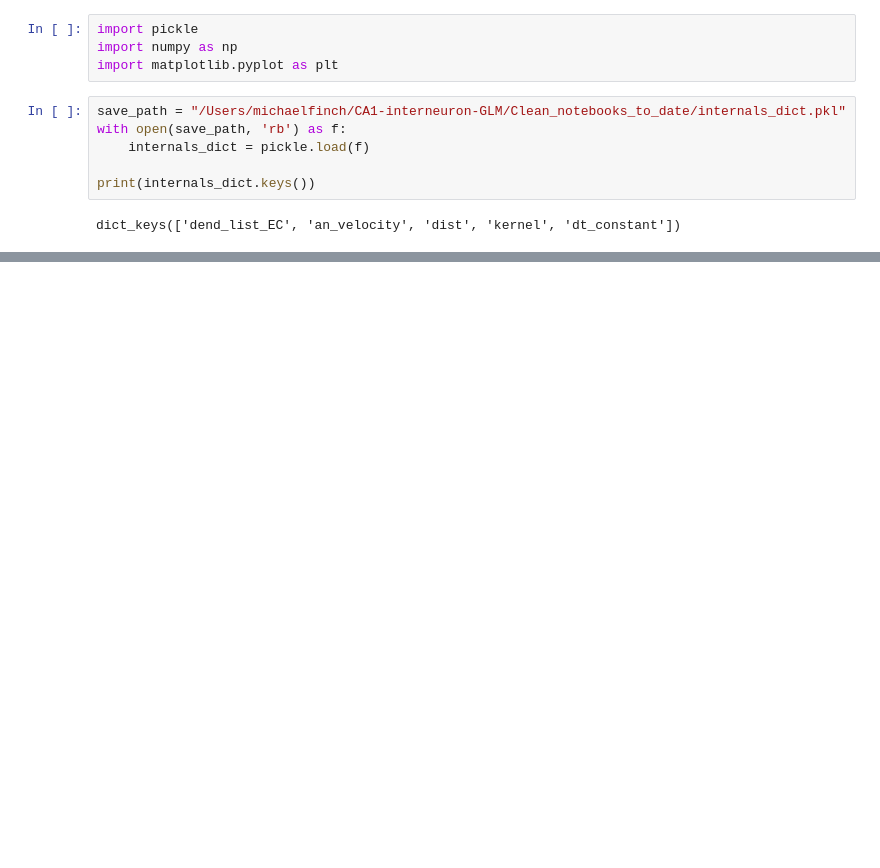
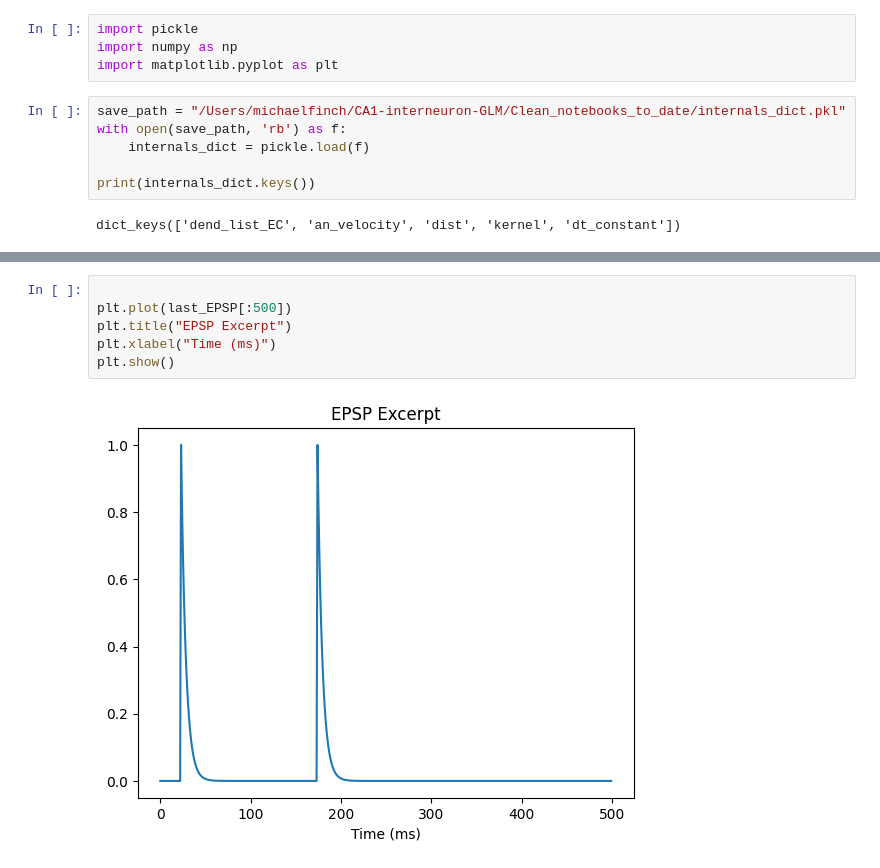
Before and after one commit to Milstein-Lab/CA1-interneuron-GLM, a Jupyter notebook: Clean_notebooks_to_date/optimization_internals_scratchpad.ipynb, the cells around one changed output, grey strips where cells are left out. Cells and saved outputs as stored; diff of their text form; blank space fills up the shorter version.

```diff
--- a/Clean_notebooks_to_date/optimization_internals_scratchpad.ipynb
+++ b/Clean_notebooks_to_date/optimization_internals_scratchpad.ipynb
@@ -295 +291,9 @@ ValueError: too many values to unpack (expected 3)
+# %%
+
+plt.plot(last_EPSP[:500])
+plt.title("EPSP Excerpt")
+plt.xlabel("Time (ms)")
+plt.show()
+# %% [output]
+[figure, added]
 # %%
```
Also changed, not shown: parts of 7 cells of this notebook, 10 other files.
